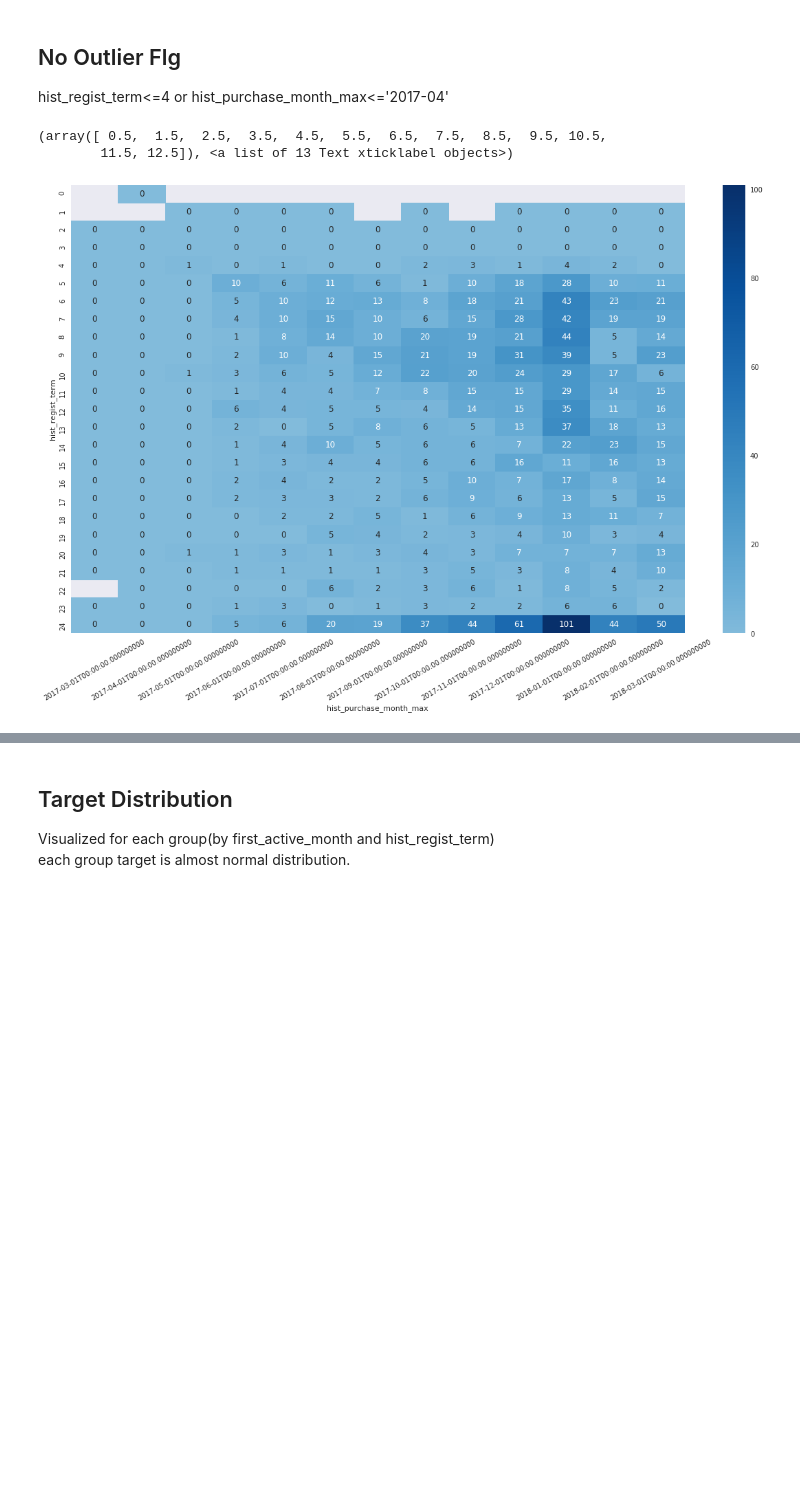
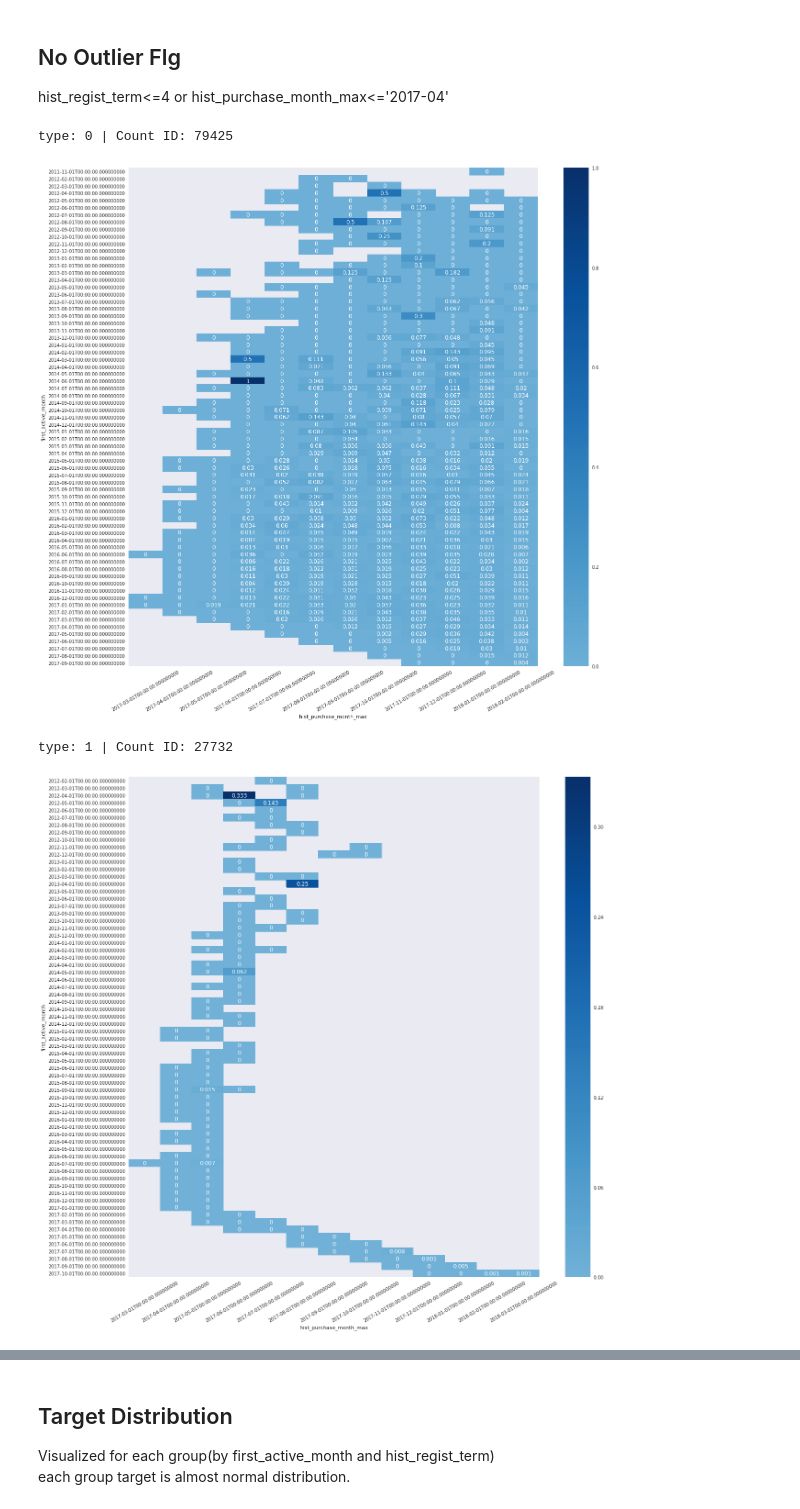
Before and after one commit to Chestnut1999/Elo-Recommendation-23place, a Jupyter notebook: jpy/260_elo_EDA_personal_term.ipynb, the cells around one changed output, grey strips where cells are left out. Saved outputs shown, nothing was run; the diff lists cells and outputs as text; code cells hidden in the pictures; blank space fills up the shorter version.

```diff
--- a/jpy/260_elo_EDA_personal_term.ipynb
+++ b/jpy/260_elo_EDA_personal_term.ipynb
@@ -40,0 +29,3 @@ base.head()
+# %%
+clf = utils.read_pkl_gzip('../stack/0221_200_clf_lgb_out_part-clf_valid-ods_equal_foldseed328_ESET1_row201917_lr0.01_298feats_50seed_57leaves_colsample0.2513_iter694_OUT0_CV0-9088749366435246_LB.gz')[[key, 'prediction']].set_index(key)
+clf.head()
@@ -41,23 +54,56 @@ base.head()
 # %% [markdown]
 ## No Outlier Flg
 hist_regist_term<=4 or hist_purchase_month_max<='2017-04'
-# %%
-"""
-hist_purchase_month_max = next_month of max(historical_purchase_date)
-hist_regist_term = hist_purchase_month - first_active_month
-"""
-
-import matplotlib.pyplot as plt
-%matplotlib inline
-import seaborn as sns
-sns.set()
-
-base['outlier'] = base[target].map(lambda x: 1 if x<-30 else 0)
-no_out_group = base.groupby(['hist_regist_term', 'hist_purchase_month_max'])['outlier'].sum().unstack()
-plt.figure(figsize=(20, 12))
-sns.heatmap(no_out_group, center = 10, vmin=0, annot=True, fmt='g', cmap='Blues')
-plt.xticks(rotation='30')
-# %% [output]
-(array([ 0.5,  1.5,  2.5,  3.5,  4.5,  5.5,  6.5,  7.5,  8.5,  9.5, 10.5,
-        11.5, 12.5]), <a list of 13 Text xticklabel objects>)
-[figure, removed]
+# %%
+"""
+hist_purchase_month_max = next_month of max(historical_purchase_date)
+hist_regist_term = hist_purchase_month - first_active_month
+"""
+
+import matplotlib.pyplot as plt
+%matplotlib inline
+import seaborn as sns
+sns.set()
+def get_new_columns(name,aggs):
+#     return [name + '_' + k + '_' + agg for k in aggs.keys() for agg in aggs[k]]
+    return [k + '_' + agg for k in aggs.keys() for agg in aggs[k]]
+
+base['outlier'] = base[target].map(lambda x: 1 if x<-30 else 0)
+type_list = np.sort(base['type'].unique())
+
+for out_type in type_list:
+    tmp_type = base[base['type']==out_type]
+    cnt_id = np.array(tmp_type.index).shape[0]
+    print(f"type: {out_type} | Count ID: {cnt_id}")
+    aggs = {}
+    aggs['card_id'] = ['size']
+    aggs['outlier'] = ['sum']
+    aggs['clf_pred'] = ['mean']
+#     no_out_group = tmp_type.reset_index().groupby(['hist_regist_term', 'hist_purchase_month_max'])[['outlier', key]].agg(aggs)
+    no_out_group = tmp_type.reset_index().groupby(['first_active_month', 'hist_purchase_month_max'])[['outlier', key, 'clf_pred']].agg(aggs)
+    new_cols = get_new_columns('', aggs)
+    no_out_group.columns = new_cols
+    no_out_group['ratio'] = no_out_group['outlier_sum'] / no_out_group['card_id_size']
+    no_out_group['ratio'] = no_out_group['ratio'].map(lambda x: np.round(x, 3))
+    viz_1 = no_out_group['ratio'].unstack()
+#     viz_2 = no_out_group['outlier_sum'].unstack()
+#     no_out_group['clf_pred_mean'] = no_out_group['clf_pred_mean'].map(lambda x: np.round(x, 3))
+#     viz_1 = no_out_group['clf_pred_mean'].unstack()
+
+    # viz1
+#     plt.figure(figsize=(20, 12))
+    plt.figure(figsize=(20, 20))
+    sns.heatmap(viz_1, center = 0.01, vmin=0, annot=True, fmt='g', cmap='Blues')
+    plt.xticks(rotation='30')
+    plt.show()
+    # viz2
+#     plt.figure(figsize=(20, 12))
+#     plt.figure(figsize=(20, 20))
+#     sns.heatmap(viz_2, center = 10, vmin=0, annot=True, fmt='g', cmap='Blues')
+#     plt.xticks(rotation='30')
+#     plt.show()
+# %% [output]
+type: 0 | Count ID: 79425
+[figure, added]
+type: 1 | Count ID: 27732
+[figure, added]
```
Also changed, not shown: parts of 4 cells of this notebook, 13 other files.
